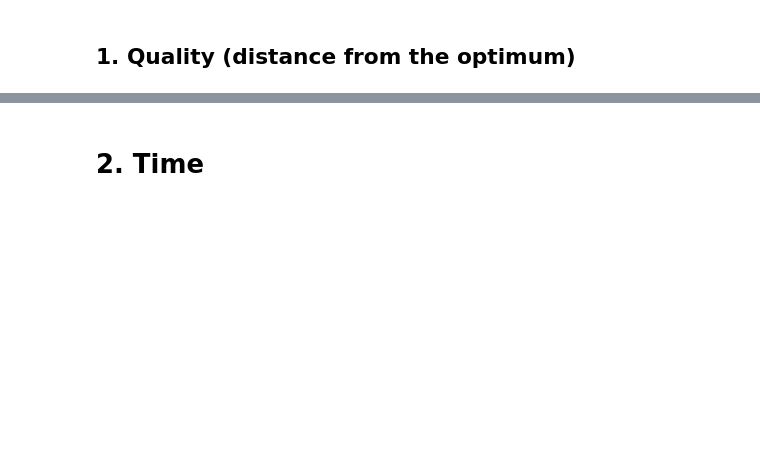
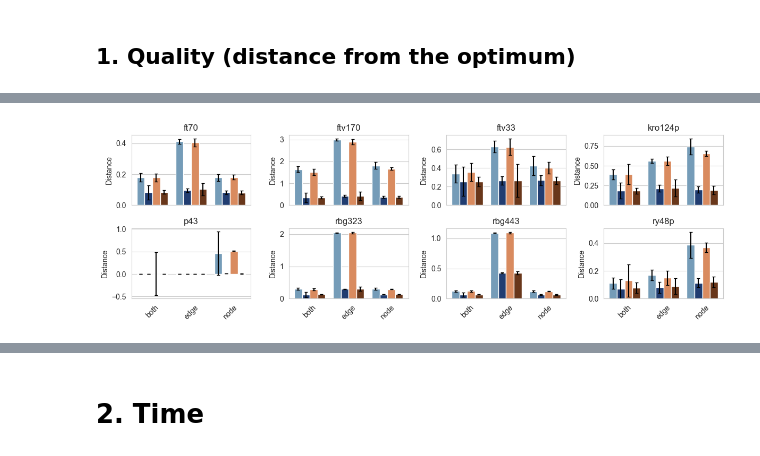
Before and after one commit to ja-nina/BioInspiredAlgosAndModels, a Jupyter notebook: reports/first_viz.ipynb, the cells around one changed output, grey strips where cells are left out. Drawn from its saved outputs; the diff is of its cells as text; code cells hidden in the pictures; blank space fills up the shorter version.

Commit message:
neighborhood analysis

```diff
--- a/reports/first_viz.ipynb
+++ b/reports/first_viz.ipynb
@@ -85,0 +101,19 @@ stats_df.head()
+# %%
+neigbourhoods = {
+    "b": "both",
+    "n": "node",
+    "e": "edge",
+}
+dfs = []
+for neighbourhood in neigbourhoods:
+    file = f'../data/results/atsp-out-50-{neighbourhood}.json'
+    df = pd.read_json(file)
+    df["neighborhood"] = neigbourhoods[neighbourhood]
+    dfs.append(df)
+
+n_analysis_df = pd.concat(dfs)
+n_analysis_df['method'] = n_analysis_df['method'].apply(lambda x: custom_names[x])
+n_analysis_df = annotate_ordering(n_analysis_df).reset_index(drop=True)
+n_analysis_df = n_analysis_df[n_analysis_df['method'].isin(LS_METHODS + LS_NN_METHODS)]
+n_analysis_df["distance"] = n_analysis_df.apply(lambda row: (row['cost'] - optima[row['instance']]) / optima[row['instance']], axis=1)
+n_analysis_df.head()
@@ -85,0 +127,6 @@ stats_df.head()
+# %%
+n_groupped_df = n_analysis_df.groupby(['instance', 'method', 'neighborhood'])[["distance", "time", "iterations", "steps", "evaluations", 'cost']].agg(['mean', 'std', 'min', 'max'])
+n_groupped_df.columns = ["_".join(x) for x in n_groupped_df.columns]
+n_stats_df = n_groupped_df.reset_index()
+n_stats_df = annotate_ordering(n_stats_df).reset_index(drop=True)
+n_stats_df.head()
@@ -122,10 +177,11 @@ def plot_bars(
     attribute: str,
     ax: plt.Axes,
     err_attribute: str = None,
+    x_attr: str = 'instance',
 ):
     filtered_df = res_df[res_df['method'].isin(selected_methods) & res_df['instance'].isin(selected_instances)]
     sns.barplot(
-        x='instance',
+        x=x_attr,
         y=attribute,
         hue='method',
         data=filtered_df,
@@ -199,0 +262,15 @@ with sns.axes_style("whitegrid"):
+# %%
+with sns.axes_style("whitegrid"):
+    fig, axs = plt.subplots(2, 4, figsize=(12, 4), sharex=True, sharey=False)
+    for instance, ax in zip(selected_instances, axs.flatten()):
+        plot_bars(n_stats_df, LS_METHODS + LS_NN_METHODS, [instance], "distance_mean", ax, "distance_std", "neighborhood")
+        ax.set_title(instance)
+        ax.set_ylabel("Distance")
+        ax.set_xlabel("")
+        ax.legend().remove()
+
+    plt.tight_layout()
+    plt.savefig("plots/1/bar_distance_neighborhood.png")
+    plt.show()
+# %% [output]
+[figure, added]
```
Also changed, not shown: parts of 29 cells of this notebook, 4 other files.
